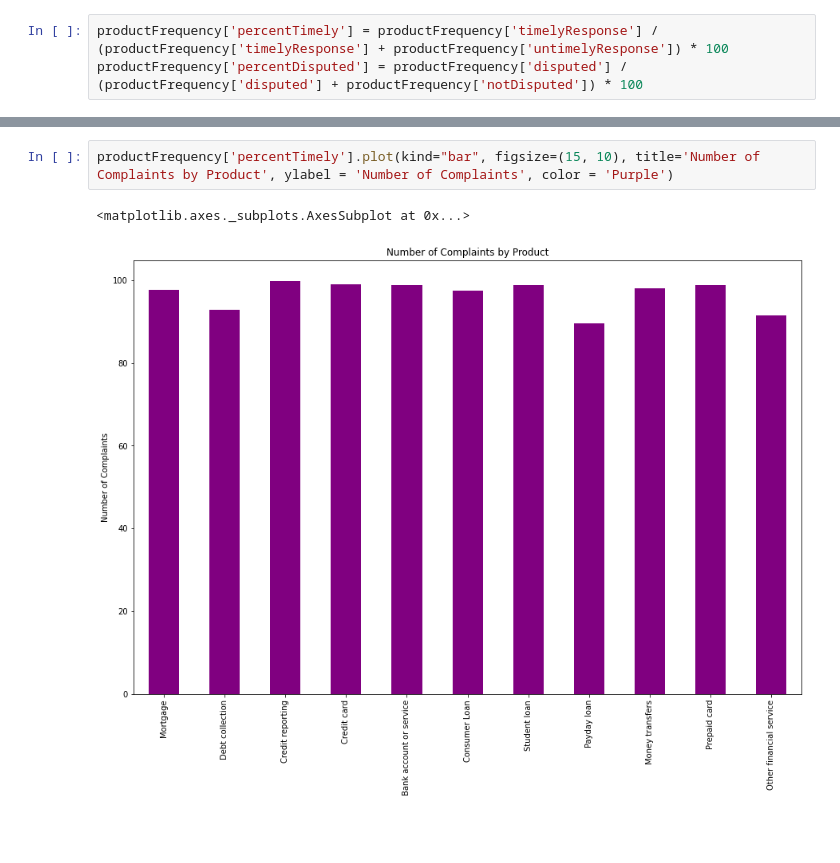
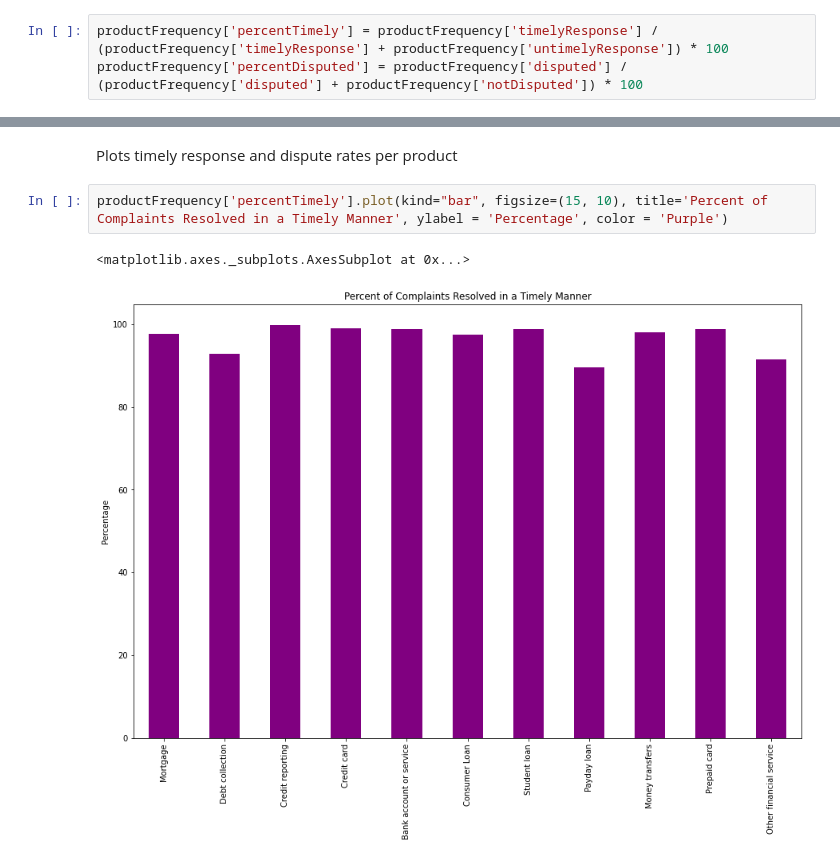
Before and after one commit to quantillinois/data-oa, a Jupyter notebook: ConsumerComplaints.ipynb, the cells around one changed output, grey strips where cells are left out. Saved outputs shown, nothing was run; the diff lists cells and outputs as text; blank space fills up the shorter version.

```diff
--- a/ConsumerComplaints.ipynb
+++ b/ConsumerComplaints.ipynb
@@ -253,6 +270,8 @@ productFrequency
+# %% [markdown]
+Plots timely response and dispute rates per product
 # %%
-productFrequency['percentTimely'].plot(kind="bar", figsize=(15, 10), title='Number of Complaints by Product', ylabel = 'Number of Complaints', color = 'Purple')
+productFrequency['percentTimely'].plot(kind="bar", figsize=(15, 10), title='Percent of Complaints Resolved in a Timely Manner', ylabel = 'Percentage', color = 'Purple')
 # %% [output]
 <matplotlib.axes._subplots.AxesSubplot at 0x...>
-[figure, old version]
+[figure, new version]
 # %%
```
Also changed, not shown: parts of 19 cells of this notebook.
